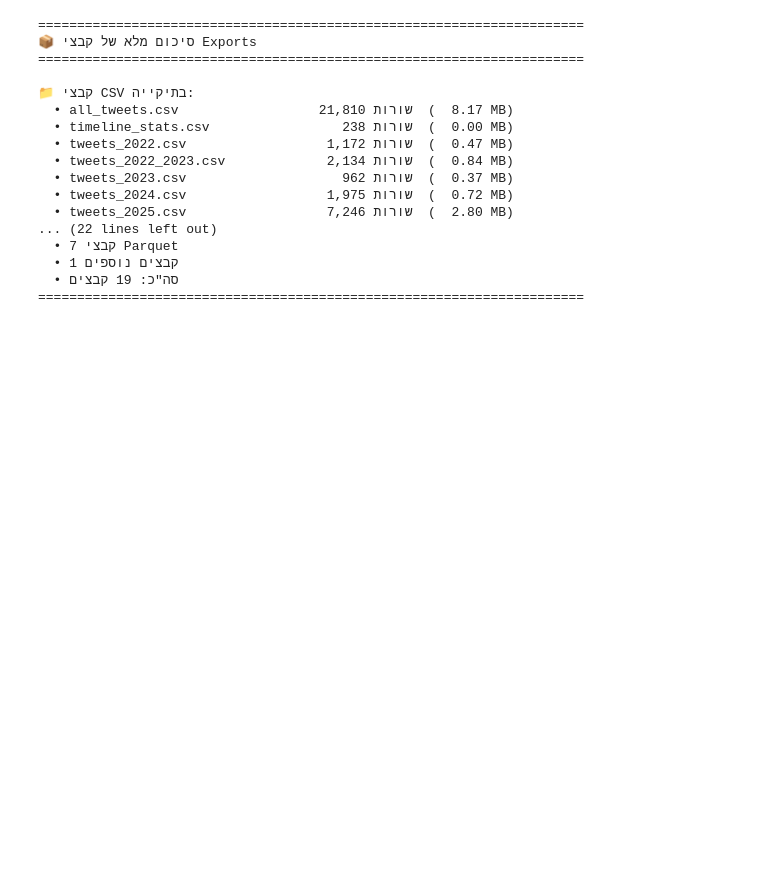
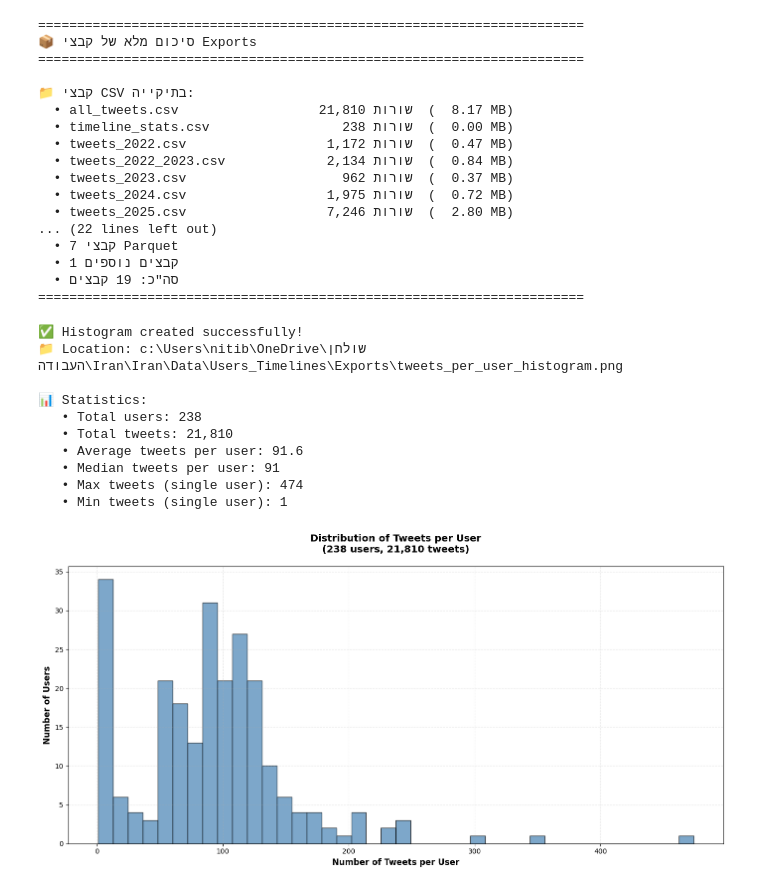
Before and after one commit to Nitaybenadmon123/Iran, a Jupyter notebook: Iranian_Users_Data_Analysis.ipynb, the cells around one changed output. Drawn from its saved outputs; the diff is of its cells as text; code cells hidden in the pictures; blank space fills up the shorter version.

```diff
--- a/Iranian_Users_Data_Analysis.ipynb
+++ b/Iranian_Users_Data_Analysis.ipynb
@@ -23586,3 +23586,54 @@ print("=" * 70)
   • 1 קבצים נוספים
   • סה"כ: 19 קבצים
 ======================================================================
+# %%
+# Creating tweets per user histogram - in English
+
+import pandas as pd
+import matplotlib.pyplot as plt
+from pathlib import Path
+
+export_dir = Path('Data/Users_Timelines/Exports')
+
+# Read statistics data
+timeline_stats = pd.read_csv(export_dir / 'timeline_stats.csv')
+
+# Create the histogram
+plt.figure(figsize=(14, 7))
+plt.hist(timeline_stats['tweet_count'], bins=40, edgecolor='black', alpha=0.7, color='steelblue')
+
+plt.xlabel('Number of Tweets per User', fontsize=12, fontweight='bold')
+plt.ylabel('Number of Users', fontsize=12, fontweight='bold')
+plt.title(f'Distribution of Tweets per User\n({len(timeline_stats)} users, {timeline_stats["tweet_count"].sum():,} tweets)',
+          fontsize=14, fontweight='bold', pad=20)
+
+plt.grid(True, alpha=0.3, linestyle='--')
+plt.tight_layout()
+
+# Save the histogram
+output_file = export_dir / 'tweets_per_user_histogram.png'
+plt.savefig(output_file, dpi=150, bbox_inches='tight')
+
+print(f"✅ Histogram created successfully!")
+print(f"📁 Location: {output_file.absolute()}")
+print(f"\n📊 Statistics:")
+print(f"   • Total users: {len(timeline_stats)}")
+print(f"   • Total tweets: {timeline_stats['tweet_count'].sum():,}")
+print(f"   • Average tweets per user: {timeline_stats['tweet_count'].mean():.1f}")
+print(f"   • Median tweets per user: {timeline_stats['tweet_count'].median():.0f}")
+print(f"   • Max tweets (single user): {timeline_stats['tweet_count'].max()}")
+print(f"   • Min tweets (single user): {timeline_stats['tweet_count'].min()}")
+
+plt.show()
+# %% [output]
+✅ Histogram created successfully!
+📁 Location: c:\Users\nitib\OneDrive\שולחן העבודה\Iran\Iran\Data\Users_Timelines\Exports\tweets_per_user_histogram.png
+
+📊 Statistics:
+   • Total users: 238
+   • Total tweets: 21,810
+   • Average tweets per user: 91.6
+   • Median tweets per user: 91
+   • Max tweets (single user): 474
+   • Min tweets (single user): 1
+[figure, added]
```
Also changed, not shown: parts of 2 cells of this notebook, 1 other file.
